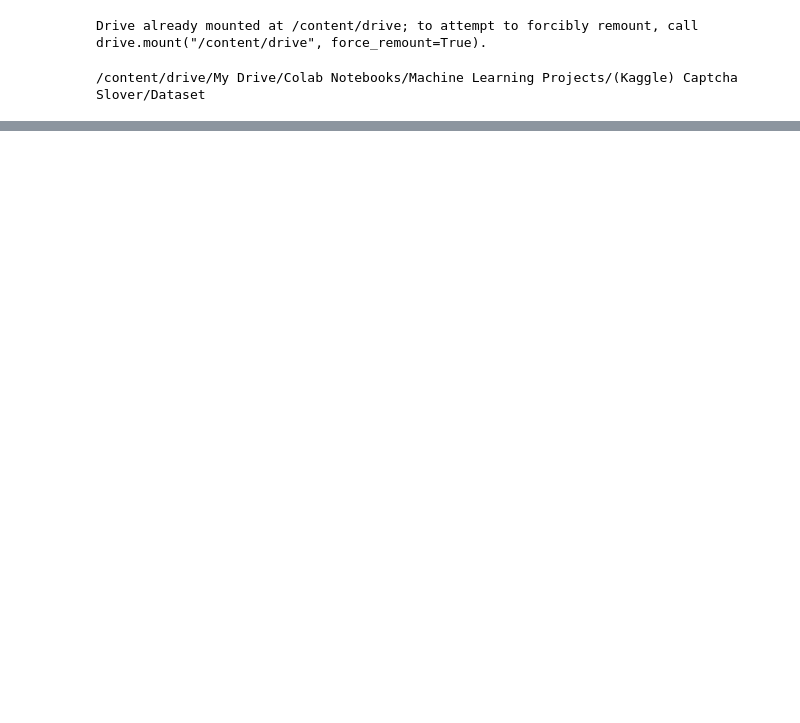
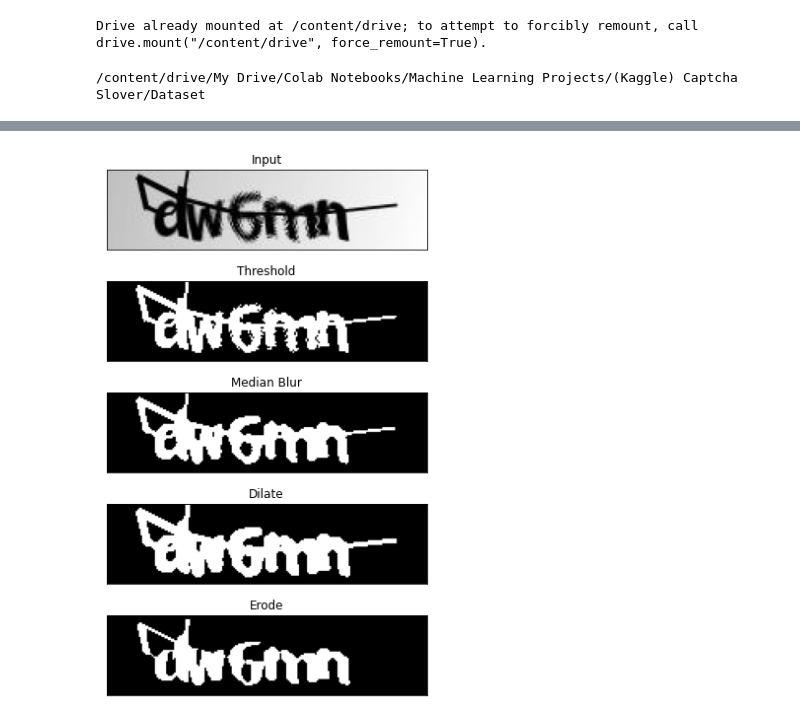
Before and after one commit to lucaslokchan/hands-on-ml, a Jupyter notebook: Projects/Captcha Slover/Captcha_Slover.ipynb, the cells around one changed output, grey strips where cells are left out. Cells and saved outputs as stored; diff of their text form; code cells hidden in the pictures; blank space fills up the shorter version.

```diff
--- a/Projects/Captcha Slover/Captcha_Slover.ipynb
+++ b/Projects/Captcha Slover/Captcha_Slover.ipynb
@@ -127,0 +48,27 @@ https://www.kaggle.com/vykstorm/extracting-words-from-images-with-opencv-part-2
+# %%
+image_number = 138
+image = cv2.imread(data_path + '/' + images[image_number], cv2.IMREAD_GRAYSCALE)
+
+ret, threshold = cv2.threshold(image, 127, 255, cv2.THRESH_BINARY_INV)
+
+blur = cv2.medianBlur(threshold, 3)
+
+kernel = np.ones([2, 2], np.uint8)
+dilate = cv2.dilate(blur, kernel, iterations=1)
+
+kernel = np.ones([5, 1], np.uint8)
+erode = cv2.erode(dilate, kernel, iterations=1)
+
+plot = [image, threshold, blur, dilate, erode]
+title = ['Input', 'Threshold', 'Median Blur', 'Dilate', 'Erode']
+
+fig, ax = plt.subplots(5, 1, figsize=(15, 8))
+fig.tight_layout()
+
+for i, j, k in zip(range(len(plot)), plot, title):
+  ax[i].imshow(j, cmap='gray')
+  ax[i].set_title(k)
+  ax[i].set_xticks([])
+  ax[i].set_yticks([])
+# %% [output]
+[figure, added]
```
Also changed, not shown: parts of 35 cells of this notebook.
